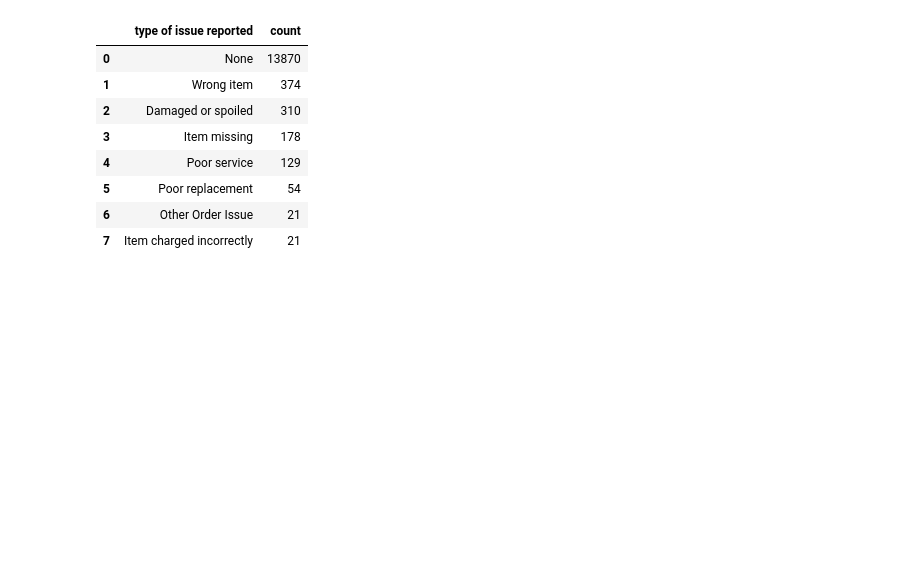
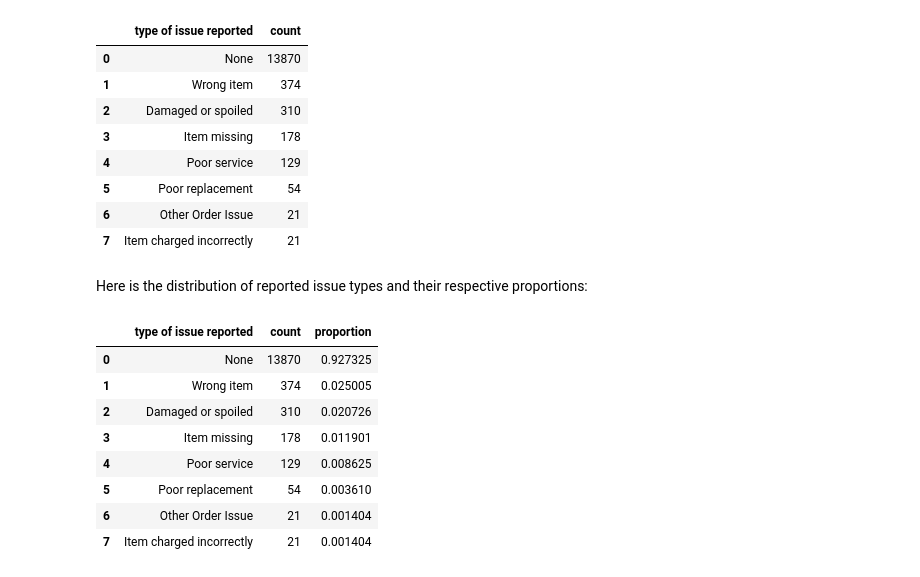
Before and after one commit to PeiZheng224/AI-Powered-Marketing-Content-Pipeline, a Jupyter notebook: instacart_1/takehomefile.ipynb, the cells around one changed output. Cells and saved outputs as stored; diff of their text form; code cells hidden in the pictures; blank space fills up the shorter version.

```diff
--- a/instacart_1/takehomefile.ipynb
+++ b/instacart_1/takehomefile.ipynb
@@ -167,3 +213,23 @@ display(issue_counts_df)
 | 5 | Poor replacement | 54 |
 | 6 | Other Order Issue | 21 |
 | 7 | Item charged incorrectly | 21 |
+# %% [markdown]
+Here is the distribution of reported issue types and their respective proportions:
+# %%
+# Calculate the total count of all issues
+total_issues = issue_counts_df['count'].sum()
+
+# Calculate the proportion for each issue type
+issue_counts_df['proportion'] = issue_counts_df['count'] / total_issues
+
+display(issue_counts_df)
+# %% [output]
+|  | type of issue reported | count | proportion |
+| 0 | None | 13870 | 0.927325 |
+| 1 | Wrong item | 374 | 0.025005 |
+| 2 | Damaged or spoiled | 310 | 0.020726 |
+| 3 | Item missing | 178 | 0.011901 |
+| 4 | Poor service | 129 | 0.008625 |
+| 5 | Poor replacement | 54 | 0.003610 |
+| 6 | Other Order Issue | 21 | 0.001404 |
+| 7 | Item charged incorrectly | 21 | 0.001404 |
```
Also changed, not shown: parts of 20 cells of this notebook.
